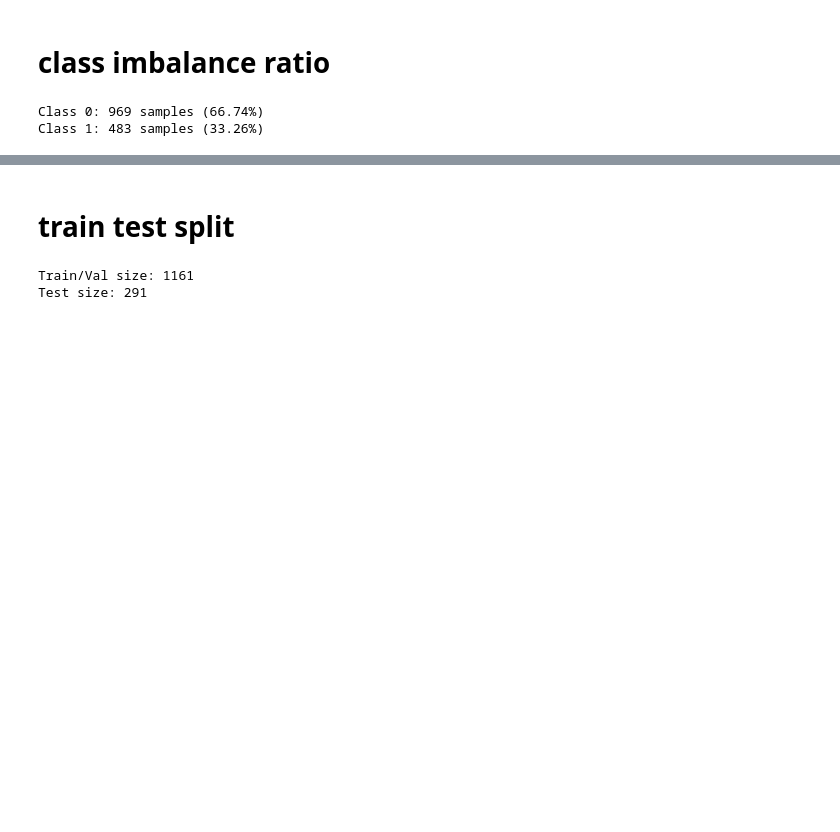
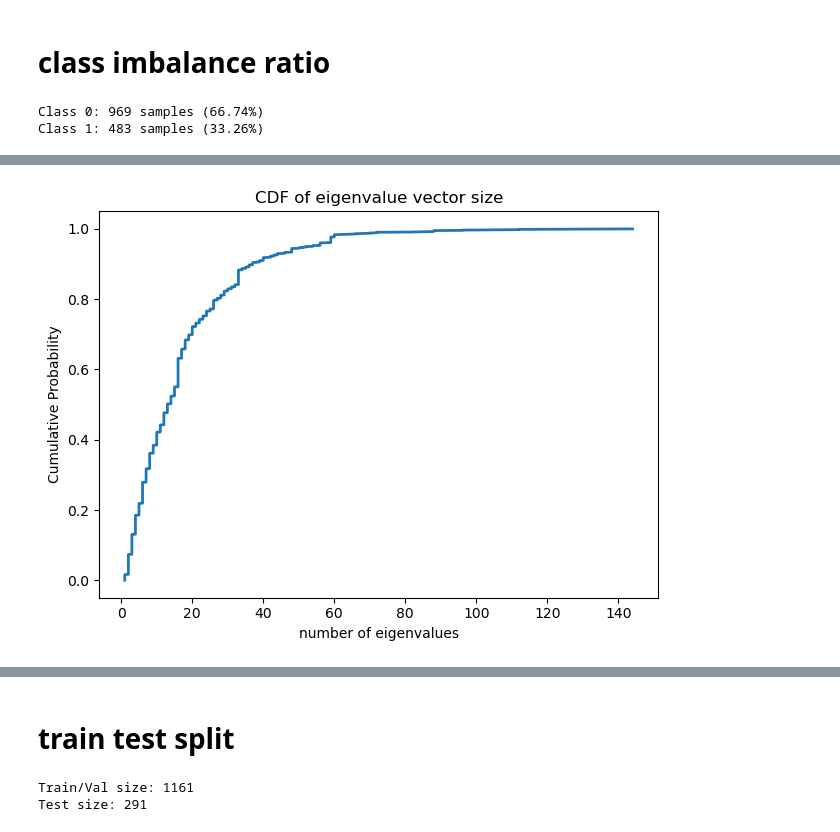
Before and after one commit to MMynampati/density_sensitivity, a Jupyter notebook: Descriptor1/descriptor1_model.ipynb, the cells around one changed output, grey strips where cells are left out. Drawn from its saved outputs; the diff is of its cells as text; code cells hidden in the pictures; blank space fills up the shorter version.

```diff
--- a/Descriptor1/descriptor1_model.ipynb
+++ b/Descriptor1/descriptor1_model.ipynb
@@ -75,0 +108,13 @@ Cols ≥99% zero (0-based): [72, 73, 74, 75, 76, 77, 78, 79, 80, 81, 82, 83, 84,
+# %%
+# CDF
+plt.figure()
+sorted_vals = np.sort(vals)
+cdf = np.arange(1, len(sorted_vals) + 1) / len(sorted_vals)
+plt.plot(sorted_vals, cdf, linewidth=2)
+plt.xlabel("number of eigenvalues")
+plt.ylabel("Cumulative Probability")
+plt.title("CDF of eigenvalue vector size")
+plt.tight_layout()
+plt.show()
+# %% [output]
+[figure, added]
```
Also changed, not shown: parts of 18 cells of this notebook.
